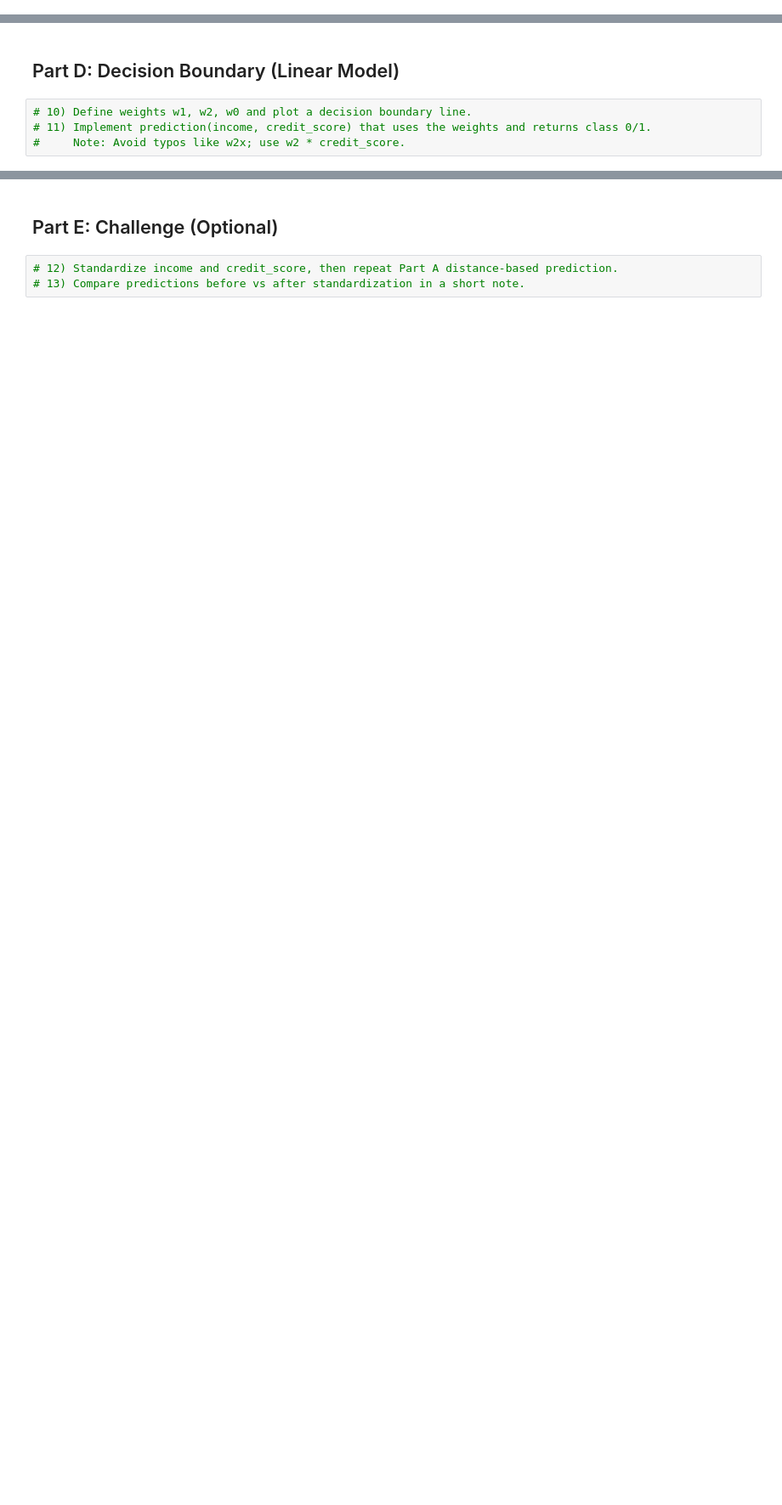
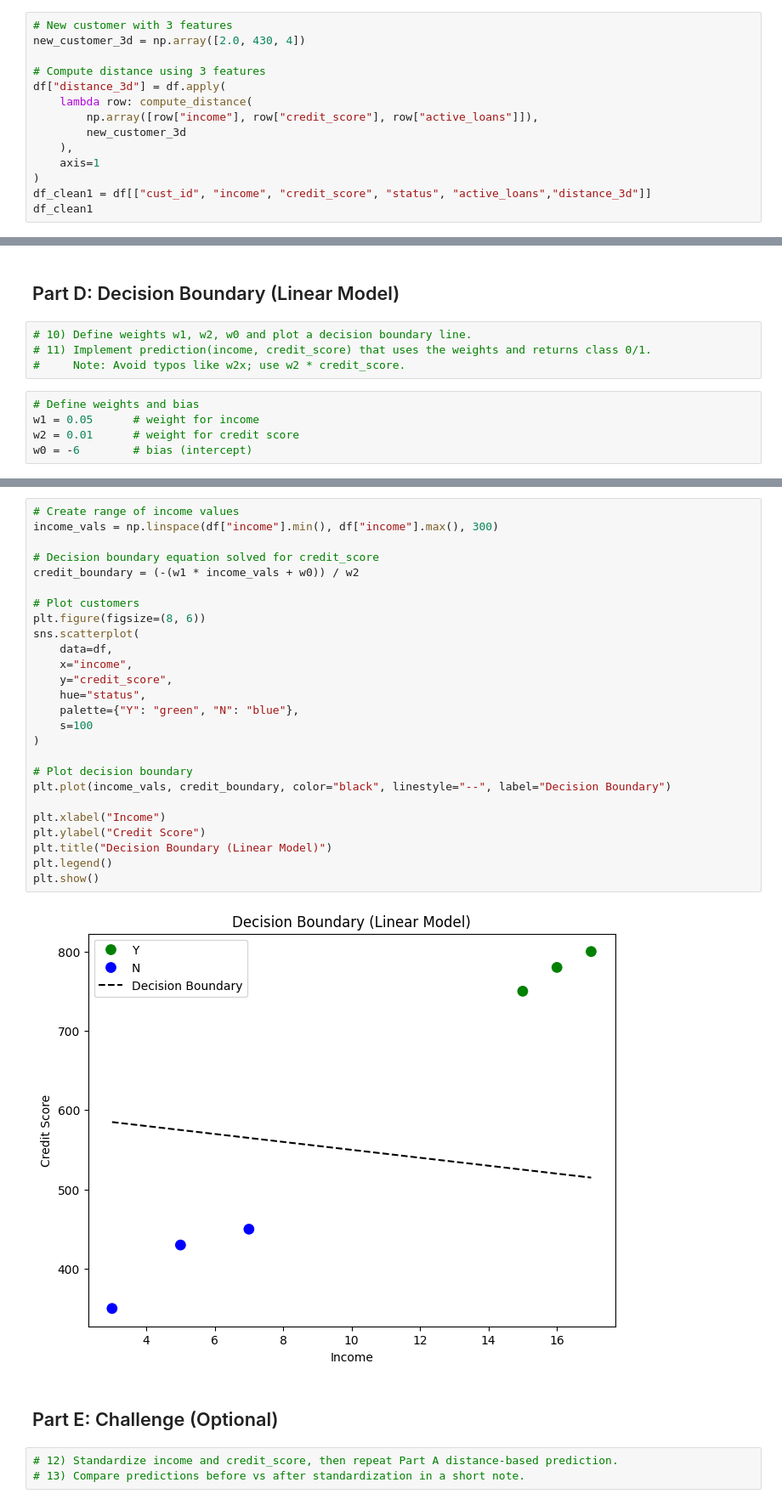
Before and after one commit to harika0345/harika_ai, a Jupyter notebook: math/assignments/la_assignment.ipynb, the cells around one changed output, grey strips where cells are left out. Shown at 85% size. Drawn from its saved outputs; the diff is of its cells as text; blank space fills up the shorter version.

```diff
--- a/math/assignments/la_assignment.ipynb
+++ b/math/assignments/la_assignment.ipynb
@@ -26,0 +177,14 @@ import seaborn as sns
+# %%
+# New customer with 3 features
+new_customer_3d = np.array([2.0, 430, 4])
+
+# Compute distance using 3 features
+df["distance_3d"] = df.apply(
+    lambda row: compute_distance(
+        np.array([row["income"], row["credit_score"], row["active_loans"]]),
+        new_customer_3d
+    ),
+    axis=1
+)
+df_clean1 = df[["cust_id", "income", "credit_score", "status", "active_loans","distance_3d"]]
+df_clean1
@@ -30,3 +221,8 @@ import seaborn as sns
 # 10) Define weights w1, w2, w0 and plot a decision boundary line.
 # 11) Implement prediction(income, credit_score) that uses the weights and returns class 0/1.
 #     Note: Avoid typos like w2x; use w2 * credit_score.
+# %%
+# Define weights and bias
+w1 = 0.05      # weight for income
+w2 = 0.01      # weight for credit score
+w0 = -6        # bias (intercept)
@@ -33,3 +237,31 @@ import seaborn as sns
+# %%
+# Create range of income values
+income_vals = np.linspace(df["income"].min(), df["income"].max(), 300)
+
+# Decision boundary equation solved for credit_score
+credit_boundary = (-(w1 * income_vals + w0)) / w2
+
+# Plot customers
+plt.figure(figsize=(8, 6))
+sns.scatterplot(
+    data=df,
+    x="income",
+    y="credit_score",
+    hue="status",
+    palette={"Y": "green", "N": "blue"},
+    s=100
+)
+
+# Plot decision boundary
+plt.plot(income_vals, credit_boundary, color="black", linestyle="--", label="Decision Boundary")
+
+plt.xlabel("Income")
+plt.ylabel("Credit Score")
+plt.title("Decision Boundary (Linear Model)")
+plt.legend()
+plt.show()
+# %% [output]
+[figure, added]
 # %% [markdown]
 ## Part E: Challenge (Optional)
 # %%
```
Also changed, not shown: parts of 14 cells of this notebook, 1 other file.
